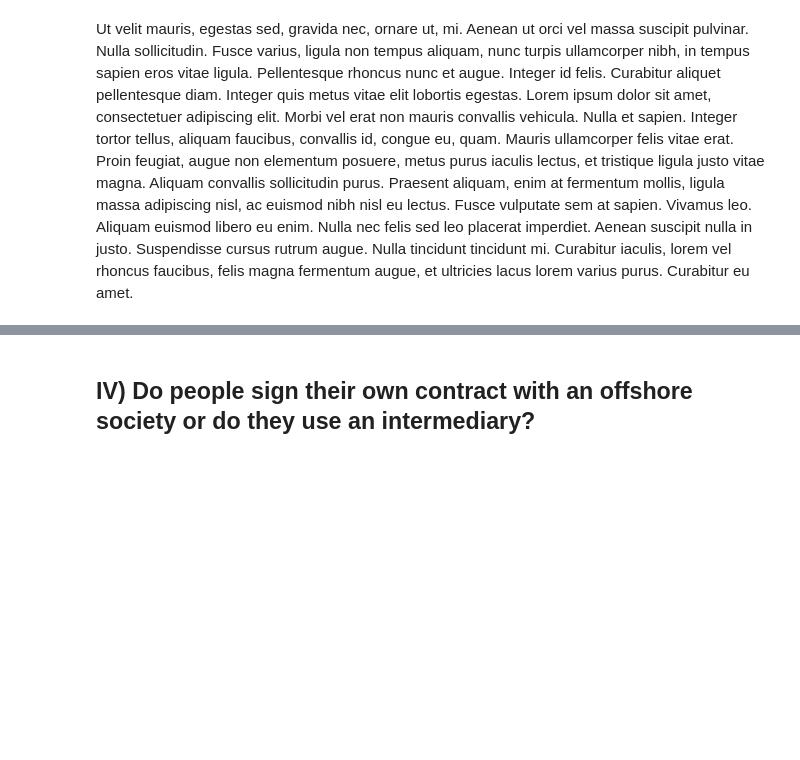
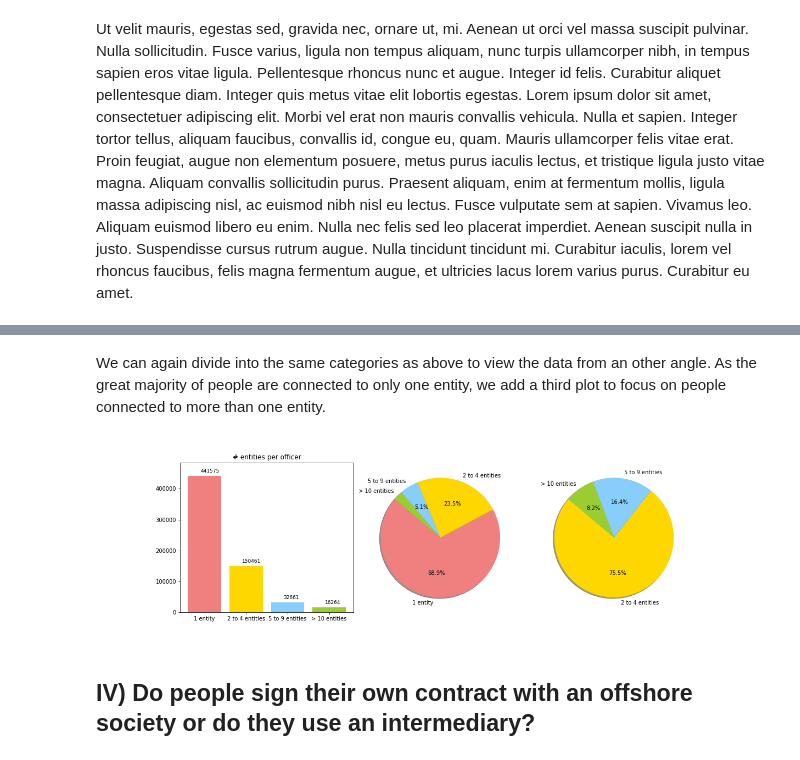
Before and after one commit to yymartin/ADA_Project_Cobra, a Jupyter notebook: index.ipynb, the cells around one changed output, grey strips where cells are left out. Saved outputs shown, nothing was run; the diff lists cells and outputs as text; code cells hidden in the pictures; blank space fills up the shorter version.

```diff
--- a/index.ipynb
+++ b/index.ipynb
@@ -56,3 +82,9 @@ Aliquam convallis sollicitudin purus. Praesent aliquam, enim at fermentum mollis
+# %% [markdown]
+We can again divide into the same categories as above to view the data from an other angle. As the great majority of people are connected to only one entity, we add a third plot to focus on people connected to more than one entity.
+# %%
+Image(filename='Plots/2-2.png')
+# %% [output]
+[figure, added]
 # %% [markdown]
 ## IV) Do people sign their own contract with an offshore society or do they use an intermediary?
 # %% [markdown]
```
Also changed, not shown: parts of 15 cells of this notebook.
